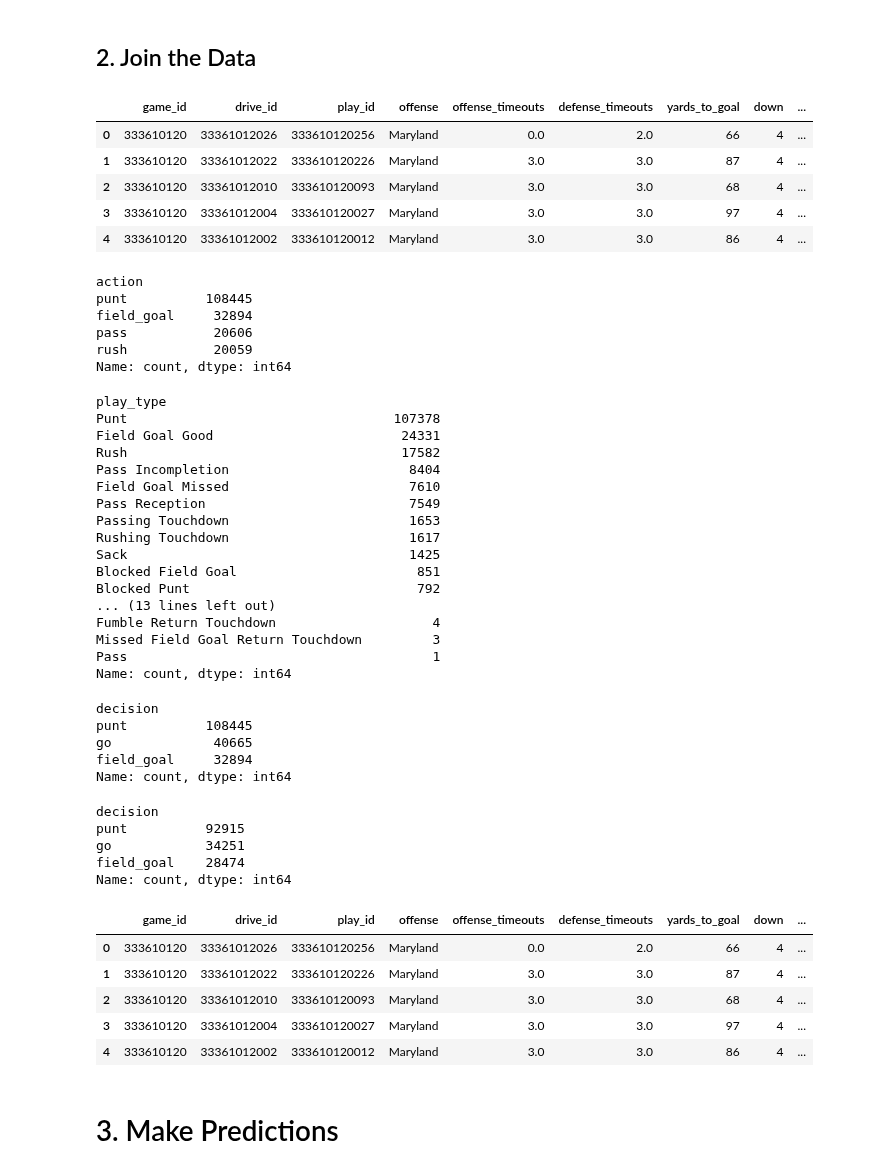
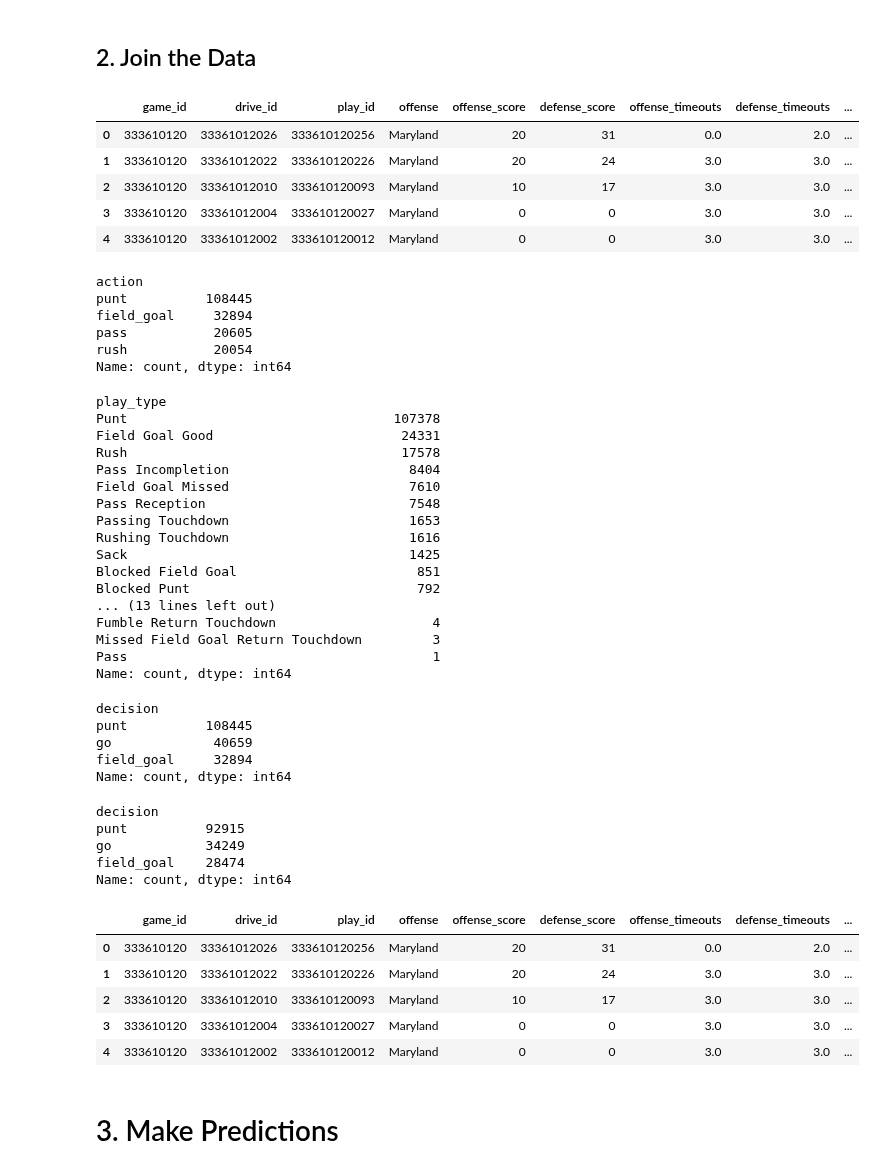
Before and after one commit to lneuendorf/4th-down-models, a Jupyter notebook: notebooks/generate_predictions.ipynb, the cells around one changed output. Saved outputs shown, nothing was run; the diff lists cells and outputs as text; code cells hidden in the pictures.

```diff
--- a/notebooks/generate_predictions.ipynb
+++ b/notebooks/generate_predictions.ipynb
@@ -326,10 +270,6 @@ elo_cols = ['season', 'week', 'division', 'team_id', 'elo']
 weather_cols = [
     'id','precipitation','wind_speed','temperature','game_indoors'
 ]
-drives_cols = [
-    'game_id','id', 'start_offense_score','end_offense_score',
-    'start_defense_score','end_defense_score',
-]
 
 df = (
     df_plays[play_cols].rename(columns={'id':'play_id'})
@@ -337,6 +277,8 @@ df = (
     .assign(
         clock_minutes=lambda x: np.maximum(np.minimum(x['clock_minutes'], 15), 0),
         clock_seconds=lambda x: np.maximum(np.minimum(x['clock_seconds'], 59), 0),
+        offense_score=lambda x: np.maximum(x['offense_score'], 0),
+        defense_score=lambda x: np.maximum(x['defense_score'], 0),
     )
     .assign(
         pct_game_played=lambda x: (((x['period'] - 1) * 15 * 60) + (15* 60) -
@@ -345,7 +287,9 @@ df = (
         score_diff=lambda x: x['offense_score'] - x['defense_score'],
     )
     .query('0 < period <= 4')
-    .drop(columns=['period','clock_minutes','clock_seconds','offense_score','defense_score'])
+    .query('0 <= yards_to_goal <= 100')
+    .query('0 <= distance <= 100')
+    .drop(columns=['period','clock_minutes','clock_seconds'])
     .merge(
         df_games[game_cols].rename(columns={'id':'game_id'}),
         how='left',
@@ -355,17 +299,6 @@ df = (
     .assign(
         is_home_team=lambda x: np.select([x.neutral_site, x.offense == x.home_team],[0, 1], default=-1),
     )
-    .merge(
-        df_drives[drives_cols].rename(columns={'id':'drive_id'}),
-        how='left',
-        on=['game_id', 'drive_id']
-    )
-    .assign(
-        offense_points_scored=lambda x: x['end_offense_score'] - x['start_offense_score'],
-        defense_points_scored=lambda x: x['end_defense_score'] - x['start_defense_score'],
-    )
-    .drop(columns=['start_offense_score','end_offense_score',
-                     'start_defense_score','end_defense_score'])
     .merge(
         df_venues[venue_cols].rename(columns={'id':'venue_id'}),
         how='left',
@@ -407,41 +340,48 @@ df = (
         how='left',
         on=['game_id']
     )
+    .assign(
+        distance=lambda x: np.where(
+            x.yards_to_goal - x.distance < 0,
+            x.yards_to_goal,
+            x.distance
+        )
+    )
 )
 
 df['pressure_rating'] = np.select(
     [
         (df['pct_game_played'] >= (58 / 60)) & (df['score_diff'] >= -3) & (df['score_diff'] <= 0),  # tie or take the lead, last 2 min
         (df['pct_game_played'] >= (55 / 60)) & (df['score_diff'] >= -3) & (df['score_diff'] <= 0),  # tie or take the lead, last 5 - 2 min
         (df['pct_game_played'] >= (50 / 60)) & (df['score_diff'] >= -3) & (df['score_diff'] <= 0),  # tie or take the lead, last 10 - 5 min
         (df['pct_game_played'] >= (45 / 60)) & (df['score_diff'] >= -3) & (df['score_diff'] <= 0),  # tie or take the lead, last 15 - 10 min
     ],
     [4, 3, 2, 1],
     default=0
 )
 
 df = df.assign(
     offense_division = np.where(df['offense'] == df['home_team'], df['home_division'], df['away_division']),
     defense_division = np.where(df['offense'] == df['home_team'], df['away_division'], df['home_division']),
     grass = df.grass.fillna(False),
     game_indoors = df.game_indoors.fillna(False),
     temperature = df.temperature.fillna(int(df.temperature.mean())),
     wind_speed = np.where(df.game_indoors, 0, df.wind_speed.fillna(int(df.wind_speed.mean()))),
     elevation = df.elevation.fillna(int(df.elevation.astype(float).mean())),
     precipitation = np.where(df.game_indoors, 0, df.precipitation.fillna(int(df.precipitation.mean()))),
     defense_timeouts = np.minimum(np.maximum(df.defense_timeouts, 0), 3),
     offense_timeouts = np.minimum(np.maximum(df.offense_timeouts, 0), 3),
 )
 df['elevation'] = df['elevation'].astype(float)
 
 df.head()
 # %% [output]
-|  | game_id | drive_id | play_id | offense | offense_timeouts | defense_timeouts | yards_to_goal | down | ... |
-| 0 | 333610120 | 33361012026 | 333610120256 | Maryland | 0.0 | 2.0 | 66 | 4 | ... |
-| 1 | 333610120 | 33361012022 | 333610120226 | Maryland | 3.0 | 3.0 | 87 | 4 | ... |
-| 2 | 333610120 | 33361012010 | 333610120093 | Maryland | 3.0 | 3.0 | 68 | 4 | ... |
-| 3 | 333610120 | 33361012004 | 333610120027 | Maryland | 3.0 | 3.0 | 97 | 4 | ... |
-| 4 | 333610120 | 33361012002 | 333610120012 | Maryland | 3.0 | 3.0 | 86 | 4 | ... |
+|  | game_id | drive_id | play_id | offense | offense_score | defense_score | offense_timeouts | defense_timeouts | ... |
+| 0 | 333610120 | 33361012026 | 333610120256 | Maryland | 20 | 31 | 0.0 | 2.0 | ... |
+| 1 | 333610120 | 33361012022 | 333610120226 | Maryland | 20 | 24 | 3.0 | 3.0 | ... |
+| 2 | 333610120 | 33361012010 | 333610120093 | Maryland | 10 | 17 | 3.0 | 3.0 | ... |
+| 3 | 333610120 | 33361012004 | 333610120027 | Maryland | 0 | 0 | 3.0 | 3.0 | ... |
+| 4 | 333610120 | 33361012002 | 333610120012 | Maryland | 0 | 0 | 3.0 | 3.0 | ... |
 # %%
 rush = (
     df['play_text'].str.contains('rush', case=False) |
@@ -538,8 +478,8 @@ df.action.value_counts()
 action
 punt          108445
 field_goal     32894
-pass           20606
-rush           20059
+pass           20605
+rush           20054
 Name: count, dtype: int64
 # %%
 df.play_type.value_counts()
@@ -547,12 +487,12 @@ df.play_type.value_counts()
 play_type
 Punt                                  107378
 Field Goal Good                        24331
-Rush                                   17582
+Rush                                   17578
 Pass Incompletion                       8404
 Field Goal Missed                       7610
-Pass Reception                          7549
+Pass Reception                          7548
 Passing Touchdown                       1653
-Rushing Touchdown                       1617
+Rushing Touchdown                       1616
 Sack                                    1425
 Blocked Field Goal                       851
 Blocked Punt                             792
@@ -566,7 +506,7 @@ df.decision.value_counts()
 # %% [output]
 decision
 punt          108445
-go             40665
+go             40659
 field_goal     32894
 Name: count, dtype: int64
 # %%
@@ -577,18 +517,18 @@ df.decision.value_counts()
 # %% [output]
 decision
 punt          92915
-go            34251
+go            34249
 field_goal    28474
 Name: count, dtype: int64
 # %%
 df.head()
 # %% [output]
-|  | game_id | drive_id | play_id | offense | offense_timeouts | defense_timeouts | yards_to_goal | down | ... |
-| 0 | 333610120 | 33361012026 | 333610120256 | Maryland | 0.0 | 2.0 | 66 | 4 | ... |
-| 1 | 333610120 | 33361012022 | 333610120226 | Maryland | 3.0 | 3.0 | 87 | 4 | ... |
-| 2 | 333610120 | 33361012010 | 333610120093 | Maryland | 3.0 | 3.0 | 68 | 4 | ... |
-| 3 | 333610120 | 33361012004 | 333610120027 | Maryland | 3.0 | 3.0 | 97 | 4 | ... |
-| 4 | 333610120 | 33361012002 | 333610120012 | Maryland | 3.0 | 3.0 | 86 | 4 | ... |
+|  | game_id | drive_id | play_id | offense | offense_score | defense_score | offense_timeouts | defense_timeouts | ... |
+| 0 | 333610120 | 33361012026 | 333610120256 | Maryland | 20 | 31 | 0.0 | 2.0 | ... |
+| 1 | 333610120 | 33361012022 | 333610120226 | Maryland | 20 | 24 | 3.0 | 3.0 | ... |
+| 2 | 333610120 | 33361012010 | 333610120093 | Maryland | 10 | 17 | 3.0 | 3.0 | ... |
+| 3 | 333610120 | 33361012004 | 333610120027 | Maryland | 0 | 0 | 3.0 | 3.0 | ... |
+| 4 | 333610120 | 33361012002 | 333610120012 | Maryland | 0 | 0 | 3.0 | 3.0 | ... |
 # %% [markdown]
 # 3. Make Predictions
 # %% [markdown]
```
Also changed, not shown: parts of 17 cells of this notebook.
